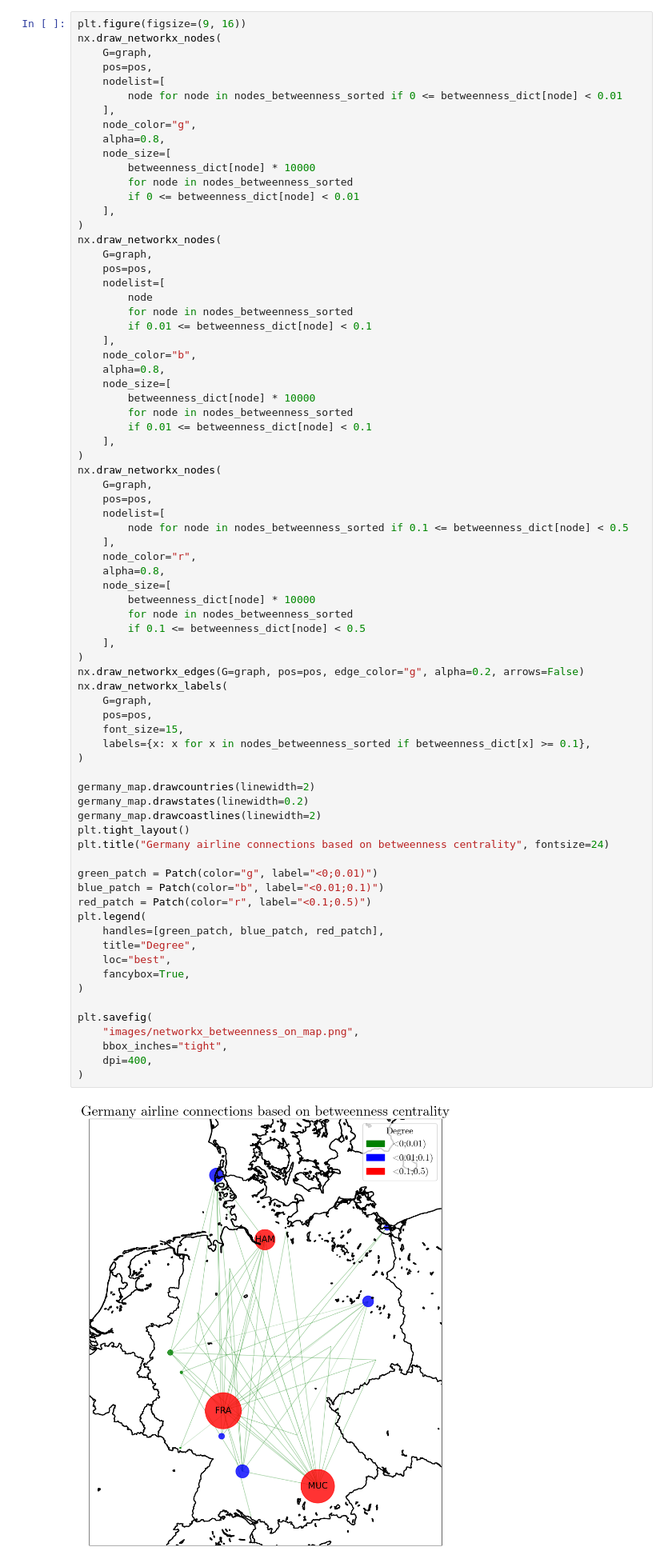
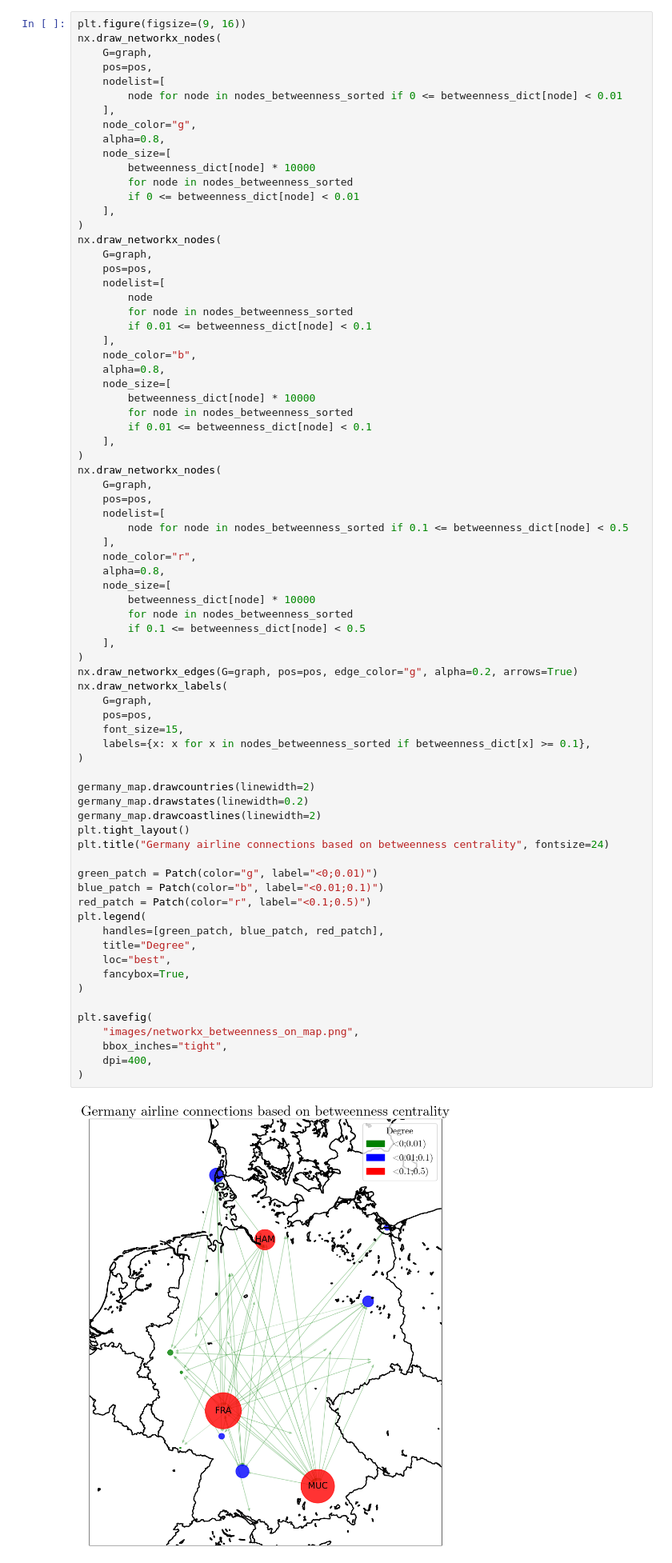
Before and after one commit to hbrt-rdzk/german-airline-connections, a Jupyter notebook: visualizations.ipynb, the cells around one changed output. Shown at 80% size. Cells and saved outputs as stored; diff of their text form.

Commit message:
Added price related visualizations
Added arrows to graphs

```diff
--- a/visualizations.ipynb
+++ b/visualizations.ipynb
@@ -263,37 +263,37 @@ nx.draw_networkx_nodes(
         if 0.1 <= betweenness_dict[node] < 0.5
     ],
 )
-nx.draw_networkx_edges(G=graph, pos=pos, edge_color="g", alpha=0.2, arrows=False)
+nx.draw_networkx_edges(G=graph, pos=pos, edge_color="g", alpha=0.2, arrows=True)
 nx.draw_networkx_labels(
     G=graph,
     pos=pos,
     font_size=15,
     labels={x: x for x in nodes_betweenness_sorted if betweenness_dict[x] >= 0.1},
 )
 
 germany_map.drawcountries(linewidth=2)
 germany_map.drawstates(linewidth=0.2)
 germany_map.drawcoastlines(linewidth=2)
 plt.tight_layout()
 plt.title("Germany airline connections based on betweenness centrality", fontsize=24)
 
 green_patch = Patch(color="g", label="<0;0.01)")
 blue_patch = Patch(color="b", label="<0.01;0.1)")
 red_patch = Patch(color="r", label="<0.1;0.5)")
 plt.legend(
     handles=[green_patch, blue_patch, red_patch],
     title="Degree",
     loc="best",
     fancybox=True,
 )
 
 plt.savefig(
     "images/networkx_betweenness_on_map.png",
     bbox_inches="tight",
     dpi=400,
 )
 # %% [output]
-[figure, old version]
+[figure, new version]
 # %%
 nodes_closeness_sorted = [
     n
```
Also changed, not shown: parts of 10 cells of this notebook, 8 other files.
